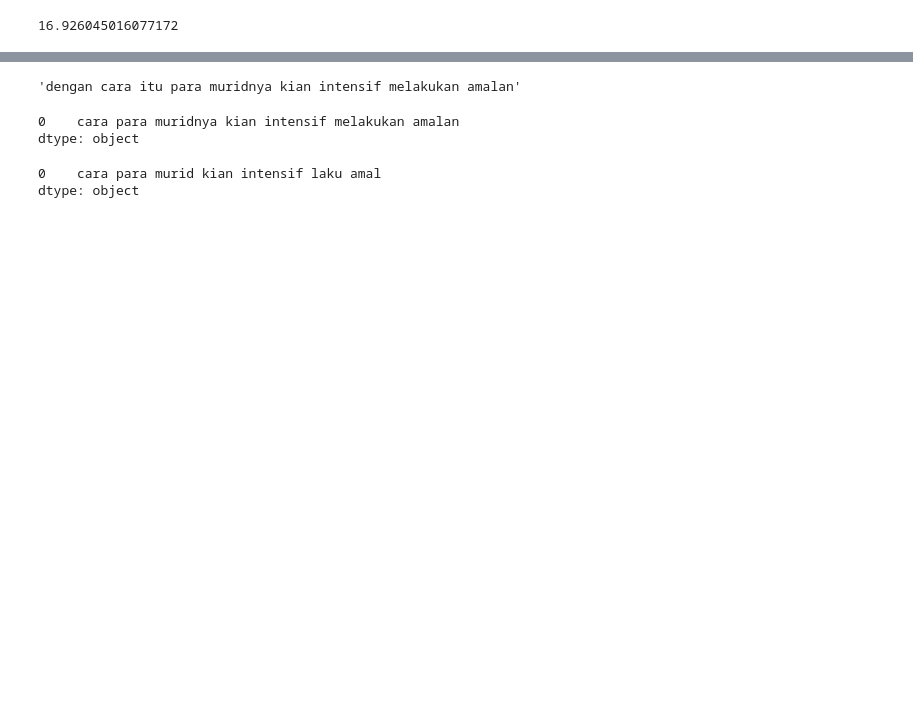
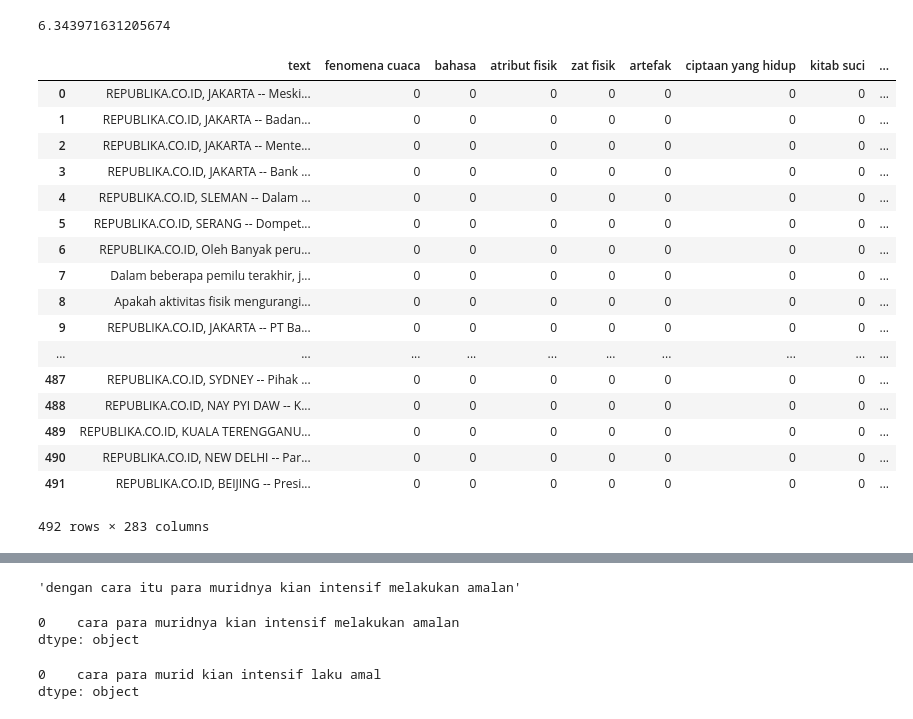
Before and after one commit to faizghifari/indonesian-quran-verse-extractor, a Jupyter notebook: coret2.ipynb, the cells around one changed output, grey strips where cells are left out. Drawn from its saved outputs; the diff is of its cells as text; code cells hidden in the pictures; blank space fills up the shorter version.

```diff
--- a/coret2.ipynb
+++ b/coret2.ipynb
@@ -4,28 +4,28 @@ import json
 
 from app.lib.dict import load_dict
 # %%
-with open('new_datasets.json', encoding="utf-8") as f:
+with open('datasets.json', encoding="utf-8") as f:
     dataset = json.load(f)
 
-target_dict, surah_dict = load_dict()
+target_dict, old_dict, surah_dict = load_dict()
 rawlist = []
 total_label = 0
 
 for data in dataset:
     text = [data['content']]
-    target = [0]*len(target_dict)
+    target = [0]*len(old_dict)
     count = 0
     if data['annotation'] is not None:
         labels = data['annotation']['labels']
         for label in labels:
-            pos = target_dict.get(label)
+            pos = old_dict.get(label)
             target[pos] = 1
             count += 1
         rawlist.append(text+target)
 
     total_label += count
 
-total_label / 311
+total_label / 282
 # %% [output]
-16.926045016077172
+6.343971631205674
 # %%
@@ -32,0 +35,21 @@ df = pd.DataFrame(rawlist,columns=['text','text_unused','bahasa','kitab','allah'
+# %%
+df
+# %% [output]
+|  | text | fenomena cuaca | bahasa | atribut fisik | zat fisik | artefak | ciptaan yang hidup | kitab suci | ... |
+| 0 | REPUBLIKA.CO.ID, JAKARTA -- Meski... | 0 | 0 | 0 | 0 | 0 | 0 | 0 | ... |
+| 1 | REPUBLIKA.CO.ID, JAKARTA -- Badan... | 0 | 0 | 0 | 0 | 0 | 0 | 0 | ... |
+| 2 | REPUBLIKA.CO.ID, JAKARTA -- Mente... | 0 | 0 | 0 | 0 | 0 | 0 | 0 | ... |
+| 3 | REPUBLIKA.CO.ID, JAKARTA -- Bank ... | 0 | 0 | 0 | 0 | 0 | 0 | 0 | ... |
+| 4 | REPUBLIKA.CO.ID, SLEMAN -- Dalam ... | 0 | 0 | 0 | 0 | 0 | 0 | 0 | ... |
+| 5 | REPUBLIKA.CO.ID, SERANG -- Dompet... | 0 | 0 | 0 | 0 | 0 | 0 | 0 | ... |
+| 6 | REPUBLIKA.CO.ID, Oleh Banyak peru... | 0 | 0 | 0 | 0 | 0 | 0 | 0 | ... |
+| 7 | Dalam beberapa pemilu terakhir, j... | 0 | 0 | 0 | 0 | 0 | 0 | 0 | ... |
+| 8 | Apakah aktivitas fisik mengurangi... | 0 | 0 | 0 | 0 | 0 | 0 | 0 | ... |
+| 9 | REPUBLIKA.CO.ID, JAKARTA -- PT Ba... | 0 | 0 | 0 | 0 | 0 | 0 | 0 | ... |
+| ... | ... | ... | ... | ... | ... | ... | ... | ... | ... |
+| 487 | REPUBLIKA.CO.ID, SYDNEY -- Pihak ... | 0 | 0 | 0 | 0 | 0 | 0 | 0 | ... |
+| 488 | REPUBLIKA.CO.ID, NAY PYI DAW -- K... | 0 | 0 | 0 | 0 | 0 | 0 | 0 | ... |
+| 489 | REPUBLIKA.CO.ID, KUALA TERENGGANU... | 0 | 0 | 0 | 0 | 0 | 0 | 0 | ... |
+| 490 | REPUBLIKA.CO.ID, NEW DELHI -- Par... | 0 | 0 | 0 | 0 | 0 | 0 | 0 | ... |
+| 491 | REPUBLIKA.CO.ID, BEIJING -- Presi... | 0 | 0 | 0 | 0 | 0 | 0 | 0 | ... |
+492 rows × 283 columns
```
Also changed, not shown: parts of 3 cells of this notebook, 10 other files.
